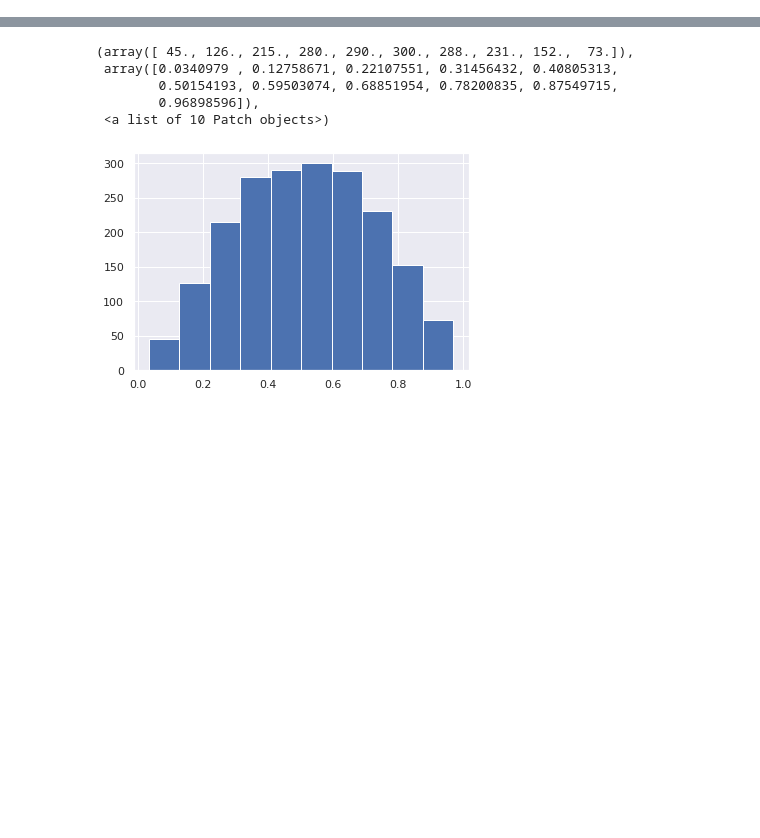
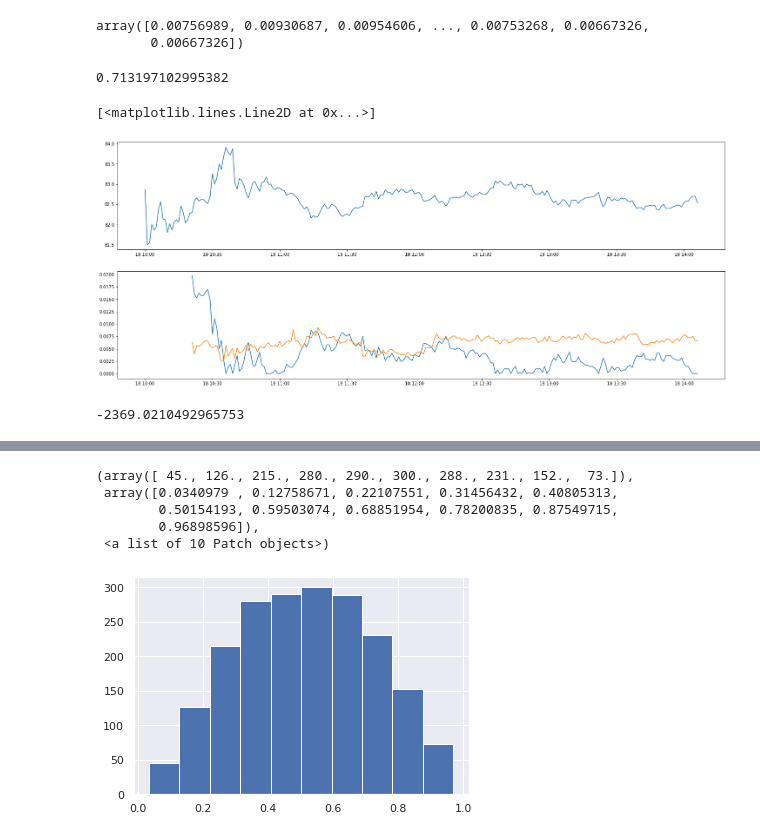
Before and after one commit to ajmal017/finance-4, a Jupyter notebook: train.ipynb, the cells around one changed output, grey strips where cells are left out. Saved outputs shown, nothing was run; the diff lists cells and outputs as text; code cells hidden in the pictures; blank space fills up the shorter version.

```diff
--- a/train.ipynb
+++ b/train.ipynb
@@ -193,0 +37,2 @@ log_loss(y_val[pred_proba > 0.9] > 0.002, pred_proba[pred_proba > 0.9])
+# %%
+ticker2df = load_dfs(DATA_PATH, ['AFLT'])
@@ -193,0 +59,16 @@ log_loss(y_val[pred_proba > 0.9] > 0.002, pred_proba[pred_proba > 0.9])
+# %%
+%%time
+
+def target_foo(ticker2df, ticker_datetime):
+    corn_datetime = ticker_datetime['datetime']
+    target_df = df_between(ticker2df[ticker_datetime['<TICKER>']], corn_datetime, corn_datetime + np.timedelta64(1, 'h'))
+
+    target = target_1(target_df['<OPEN>'].values) #> 0.0
+#     target = target_df['<OPEN>'].values.mean() / target_df['<OPEN>'].values[0]
+#     target = target_df['<OPEN>'].values.mean() / df_between(ticker2df[ticker_datetime['<TICKER>']], corn_datetime-np.timedelta64(20, 'm'), corn_datetime)['<OPEN>'].values[-1]
+
+    return target
+
+
+y_train = load_targets(ticker2df, train_ticker_datetimes[:], target_foo, n_jobs=10)
+y_val = load_targets(ticker2df, val_ticker_datetimes[:], target_foo, n_jobs=10)
@@ -193,0 +97,9 @@ log_loss(y_val[pred_proba > 0.9] > 0.002, pred_proba[pred_proba > 0.9])
+# %%
+lgb = lgbm.sklearn.LGBMRegressor()
+lgb.fit(X_train.drop(['corn_datetime', 'ticker'], axis=1), y_train)
+pred_y = lgb.predict(X_val.drop(['corn_datetime', 'ticker'], axis=1))
+# %%
+pred_y
+# %% [output]
+array([0.00756989, 0.00930687, 0.00954606, ..., 0.00753268, 0.00667326,
+       0.00667326])
@@ -193,0 +108,30 @@ log_loss(y_val[pred_proba > 0.9] > 0.002, pred_proba[pred_proba > 0.9])
+# %%
+log_loss(y_val>0.0, pred_y)
+# %% [output]
+0.713197102995382
+# %%
+result = X_val[['ticker', 'corn_datetime']].copy()
+result['date'] = result['corn_datetime'].astype('datetime64[D]')
+
+result['y'] = y_val
+result['pred_y'] = pred_y
+
+result = result.sort_values('corn_datetime')
+# %%
+day = np.datetime64('2020-06-18')
+ticker='AFLT'
+day_result = result[(result['ticker'] == ticker) & (result['date'] == day)]
+day_price = ticker2df[ticker][ticker2df[ticker]['date'] == day]#['<OPEN>']
+
+
+fig=plt.figure(figsize=(25,10))
+plt.title(ticker)
+ax1 = plt.subplot(211)
+ax2 = plt.subplot(212, sharex = ax1)
+
+ax1.plot(day_price['datetime'].values, day_price['<OPEN>'])
+ax2.plot(day_result['corn_datetime'].values, day_result['y'].values)
+ax2.plot(day_result['corn_datetime'].values, day_result['pred_y'].values)
+# %% [output]
+[<matplotlib.lines.Line2D at 0x...>]
+[figure, added]
@@ -193,0 +158,4 @@ log_loss(y_val[pred_proba > 0.9] > 0.002, pred_proba[pred_proba > 0.9])
+# %%
+strategy.evaluate(ticker2df, X_val)
+# %% [output]
+-2369.0210492965753
```
Also changed, not shown: parts of 46 cells of this notebook, 4 other files.
